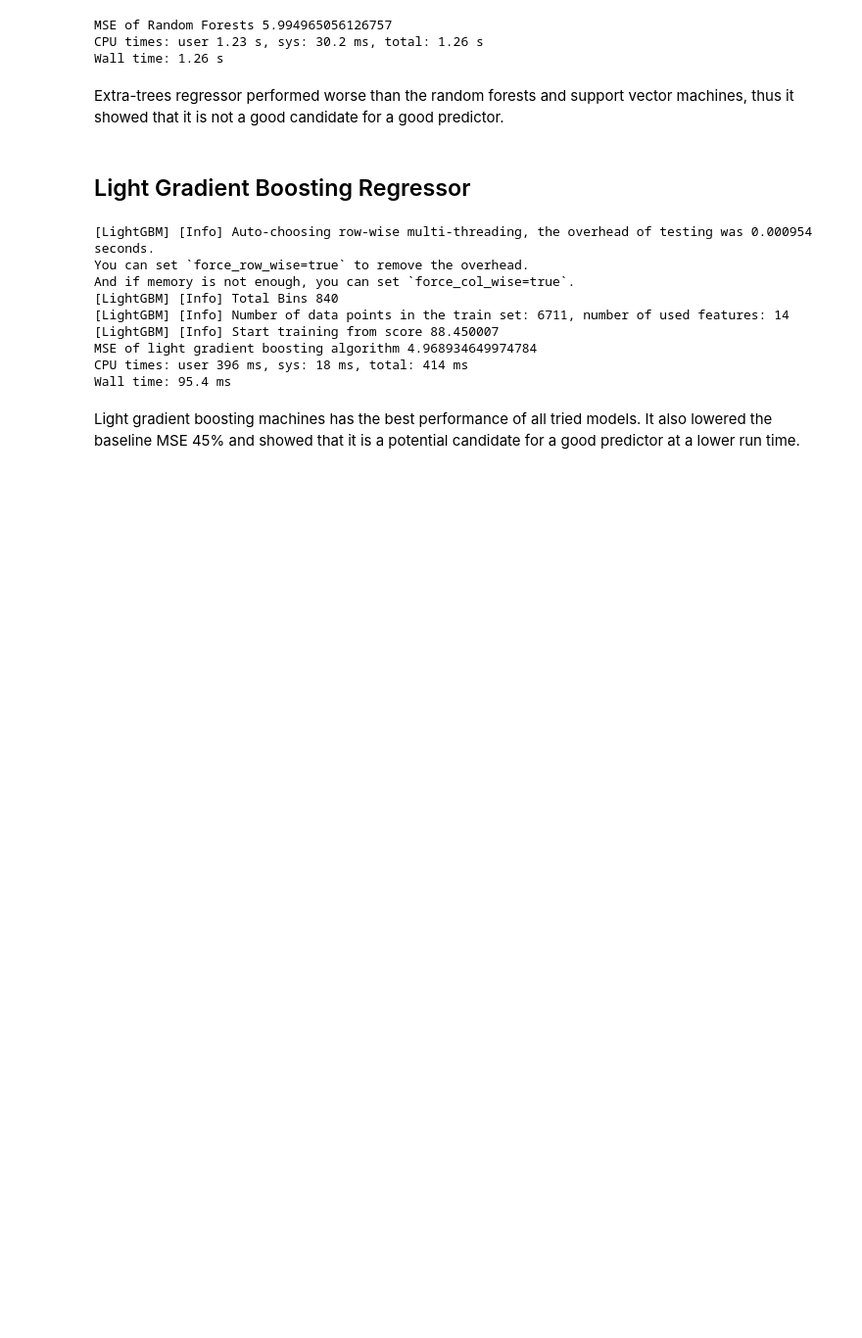
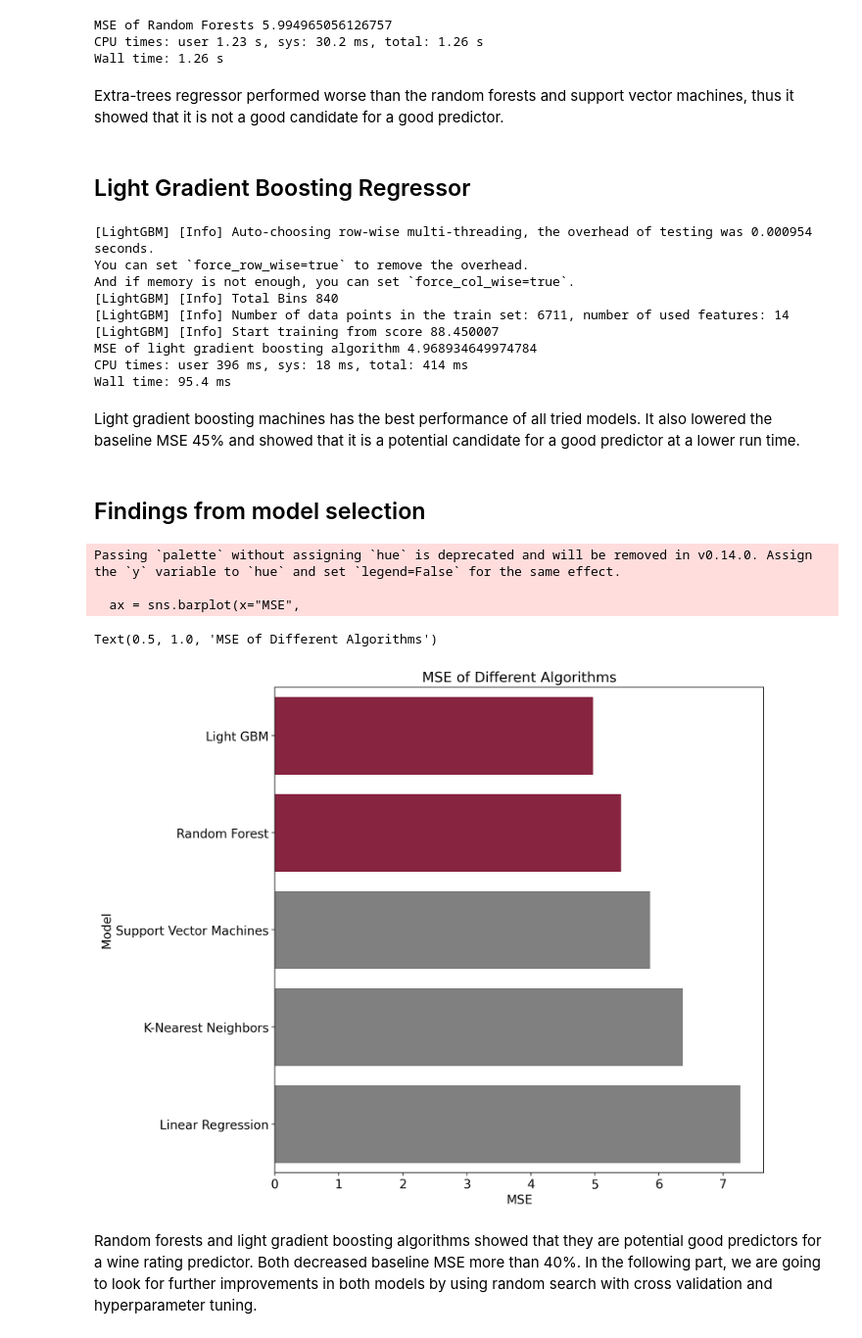
Before and after one commit to Uemerson/building-an-automated-machine-learning-pipeline, a Jupyter notebook: notebooks/WineRatingPredictor-2.ipynb, the cells around one changed output. Shown at 98% size. Drawn from its saved outputs; the diff is of its cells as text; code cells hidden in the pictures; blank space fills up the shorter version.

Commit message:
feat: add Findings from model selection subsection to second notebook

```diff
--- a/notebooks/WineRatingPredictor-2.ipynb
+++ b/notebooks/WineRatingPredictor-2.ipynb
@@ -264,3 +264,45 @@ CPU times: user 396 ms, sys: 18 ms, total: 414 ms
 Wall time: 95.4 ms
 # %% [markdown]
 Light gradient boosting machines has the best performance of all tried models. It also lowered the baseline MSE 45% and showed that it is a potential candidate for a good predictor at a lower run time.
+# %% [markdown]
+## Findings from model selection
+# %%
+# create dataframe of mse and model and sort values
+performance_comparison = pd.DataFrame({"Model":
+                                       ["Linear Regression", "K-Nearest Neighbors",
+                                        "Support Vector Machines", "Random Forest",
+                                        "Light GBM"],
+                                       "MSE":
+                                       [mse_lr, mse_knn, mse_svm,
+                                        mse_rf, mse_lgbm]})
+
+performance_comparison = performance_comparison.sort_values(by="MSE", ascending=True)
+
+
+# set the font and size
+plt.rcParams['font.size'] = 14
+plt.figure(figsize=(10,10))
+
+# set color
+labels = np.array(performance_comparison.Model)
+values = np.array(performance_comparison.MSE)
+# colors = ["#808080" if y > 5.0 else "#971539" for y in values]
+colors = ["#971539", "#971539", "#808080", "#808080", "#808080"]
+
+ax = sns.barplot(x="MSE",
+                 y="Model",
+                 data=performance_comparison,
+                 palette = colors)
+
+# set title arrange labels
+plt.yticks(size = 14)
+plt.xticks(size = 14)
+plt.title("MSE of Different Algorithms", size=16)
+# %% [output]
+Passing `palette` without assigning `hue` is deprecated and will be removed in v0.14.0. Assign the `y` variable to `hue` and set `legend=False` for the same effect.
+
+  ax = sns.barplot(x="MSE",
+Text(0.5, 1.0, 'MSE of Different Algorithms')
+[figure, added]
+# %% [markdown]
+Random forests and light gradient boosting algorithms showed that they are potential good predictors for a wine rating predictor. Both decreased baseline MSE more than 40%. In the following part, we are going to look for further improvements in both models by using random search with cross validation and hyperparameter tuning.
```
